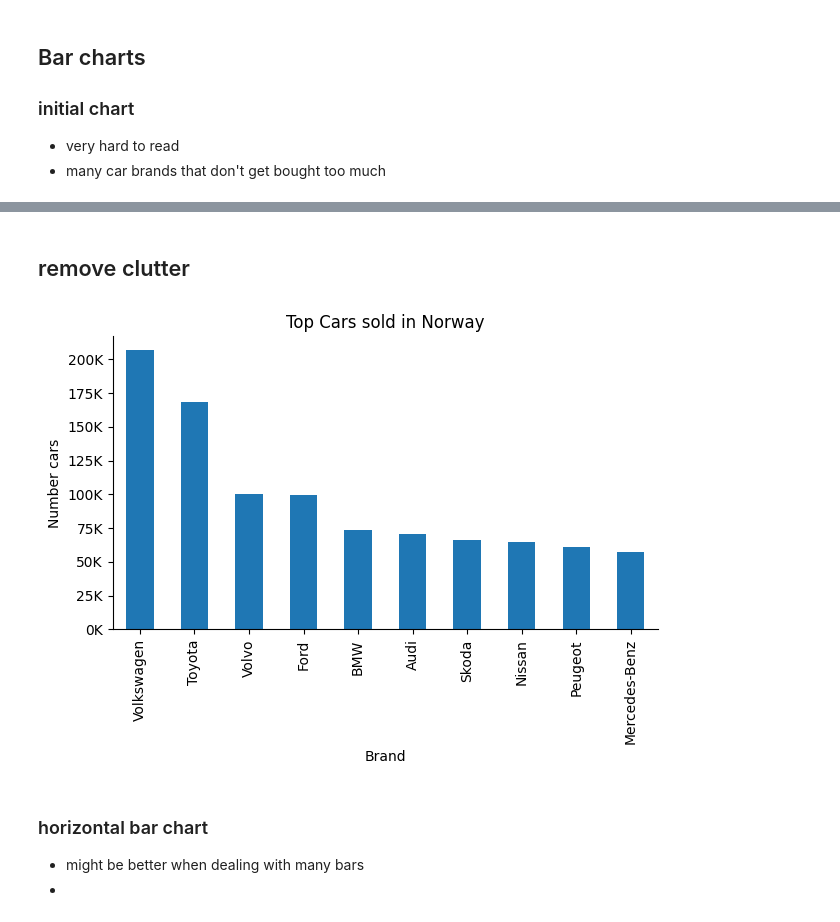
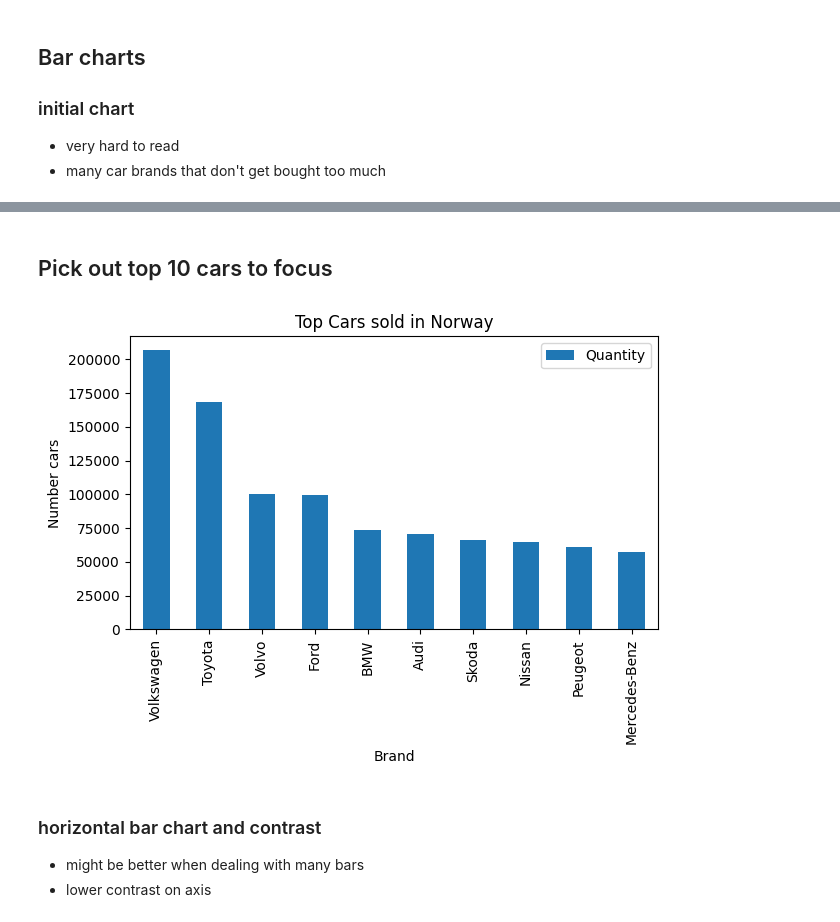
Before and after one commit to AIgineerAB/data_visualization_course, a Jupyter notebook: 04_storytelling_matplotlib/storytelling_bar.ipynb, the cells around one changed output, grey strips where cells are left out. Saved outputs shown, nothing was run; the diff lists cells and outputs as text; code cells hidden in the pictures.

Commit message:
storytelling on bar chart

```diff
--- a/04_storytelling_matplotlib/storytelling_bar.ipynb
+++ b/04_storytelling_matplotlib/storytelling_bar.ipynb
@@ -66,29 +66,23 @@ fig.savefig("figures/cars_sold_0.png")
-# %% [markdown]
-## remove clutter
+# %% [markdown]
+## Pick out top 10 cars to focus
 # %%
 from matplotlib.ticker import FuncFormatter
 
 # using dataframes plot method which is a wrapper for matplotlib
 ax = df_quantity_brand.iloc[:10].plot(
     kind="bar",
     y="Quantity",
     title="Top Cars sold in Norway",
     ylabel="Number cars",
 )
 
-ax.legend().remove()
-ax.spines[["top", "right"]].set_visible(False)
-formatter = FuncFormatter(lambda val, pos: f"{int(val/1000)}K")
-ax.yaxis.set_major_formatter(formatter)
-
-
 fig = ax.get_figure()
 fig.tight_layout()
 fig.savefig("figures/cars_sold_1.png")
 # %% [output]
-[figure, old version]
+[figure, new version]
 # %% [markdown]
-### horizontal bar chart
+### horizontal bar chart and contrast
 
 - might be better when dealing with many bars
--
+- lower contrast on axis
```
Also changed, not shown: parts of 3 cells of this notebook, 5 other files.
